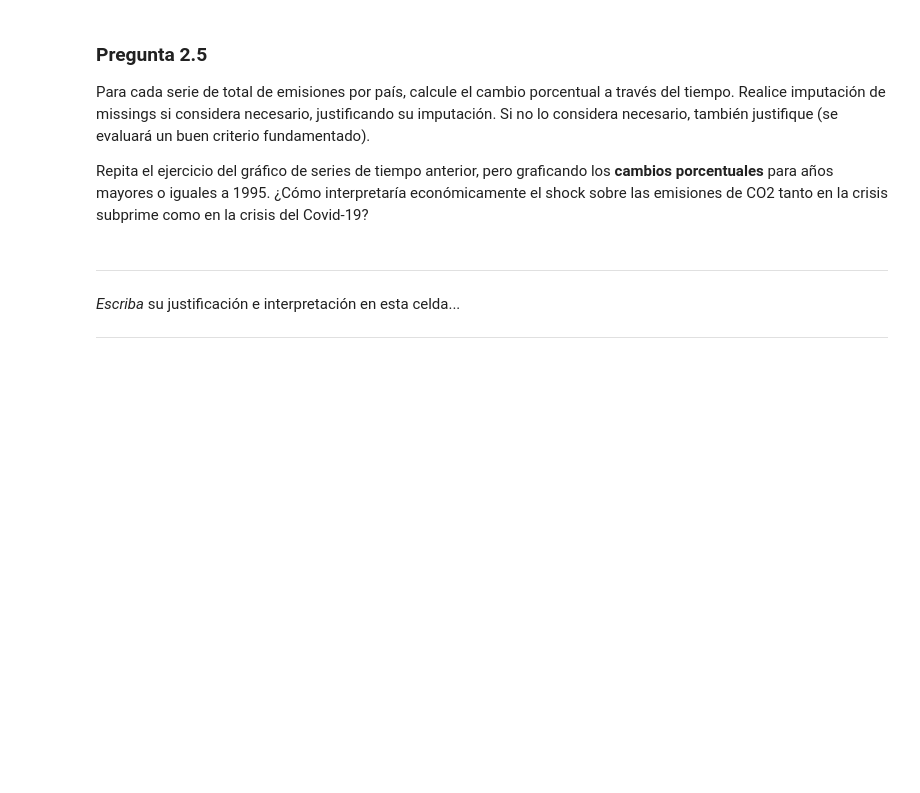
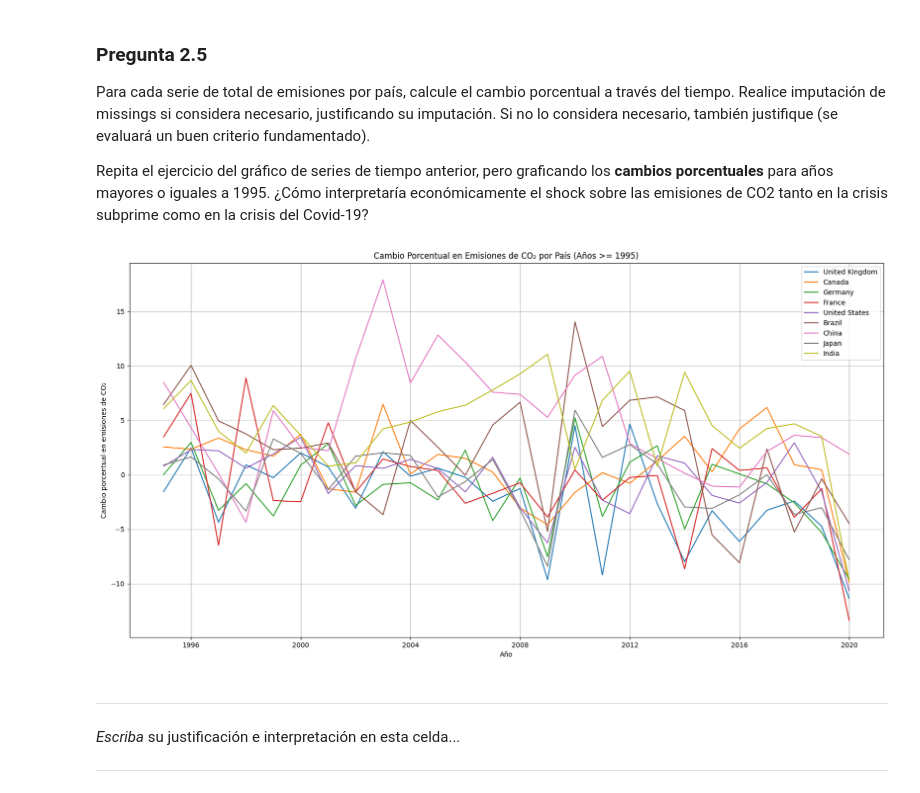
Before and after one commit to MichaelGalazz/Tarea-1-ML, a Jupyter notebook: Tarea_1 (3).ipynb, the cells around one changed output. Cells and saved outputs as stored; diff of their text form; code cells hidden in the pictures; blank space fills up the shorter version.

```diff
--- a/Tarea_1 (3).ipynb
+++ b/Tarea_1 (3).ipynb
@@ -1424,6 +1402,30 @@ Cantidad de países con ranking 1 para cada fuente:
 Para cada serie de total de emisiones por país, calcule el cambio porcentual a través del tiempo. Realice imputación de missings si considera necesario, justificando su imputación. Si no lo considera necesario, también justifique (se evaluará un buen criterio fundamentado).
 
 Repita el ejercicio del gráfico de series de tiempo anterior, pero graficando los **cambios porcentuales** para años mayores o iguales a 1995. ¿Cómo interpretaría económicamente el shock sobre las emisiones de CO2 tanto en la crisis subprime como en la crisis del Covid-19?
+# %%
+# Paso 1: Calcular el cambio porcentual del total de emisiones
+df_co2["Cambio_Porcentual"] = df_co2.groupby("Country")["Total"].pct_change() * 100
+# %%
+# Paso 2: Imputación de missings si es necesario (interpolación en este caso)
+df_co2["Cambio_Porcentual"] = df_co2.groupby("Country")["Cambio_Porcentual"].apply(lambda x: x.interpolate(method='linear'))
+# %%
+# Filtrar los datos para los años >= 1995
+df_co2_1995 = df_co2[df_co2["Year"].dt.year >= 1995]
+# %%
+# Paso 3: Graficar los cambios porcentuales para años >= 1995
+plt.figure(figsize=(20, 10))
+for pais in paises:
+    subset = df_co2_1995[df_co2_1995["Country"] == pais]
+    plt.plot(subset["Year"], subset["Cambio_Porcentual"], label=pais)
+
+plt.xlabel("Año")
+plt.ylabel("Cambio porcentual en emisiones de CO₂")
+plt.title("Cambio Porcentual en Emisiones de CO₂ por País (Años >= 1995)")
+plt.legend()
+plt.grid(True)
+plt.show()
+# %% [output]
+[figure, added]
 # %% [markdown]
 
 ---
```
Also changed, not shown: parts of 25 cells of this notebook.
